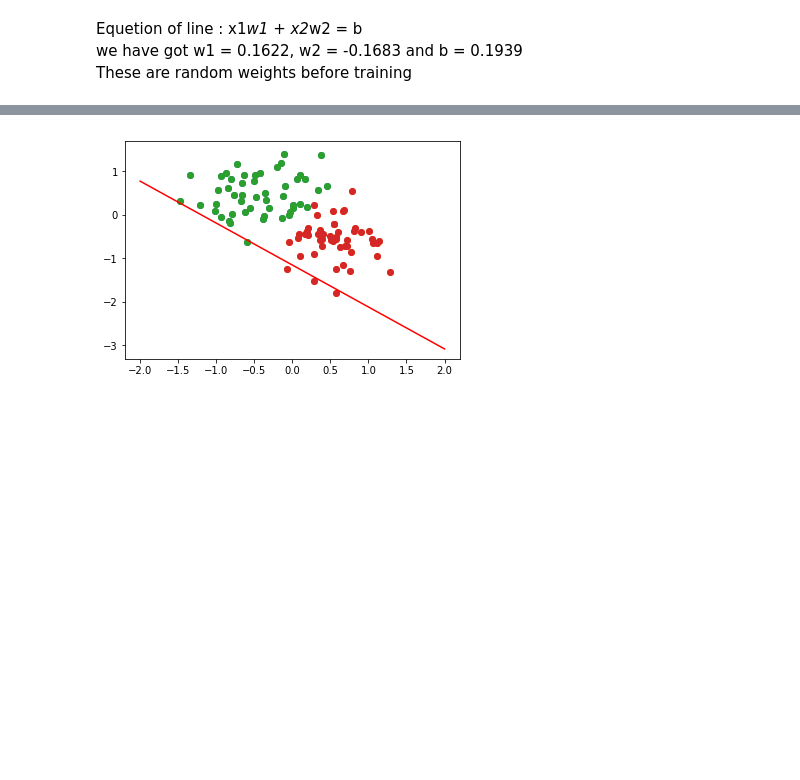
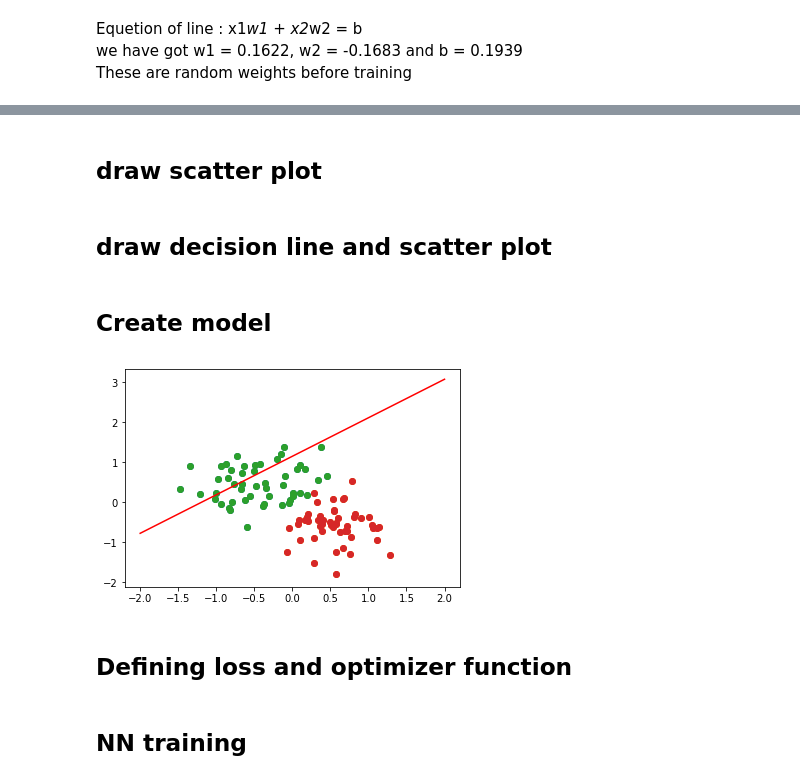
Before and after one commit to DineshDevPandey/Pytorch_basics, a Jupyter notebook: 8_perceptron.ipynb, the cells around one changed output, grey strips where cells are left out. Drawn from its saved outputs; the diff is of its cells as text; code cells hidden in the pictures; blank space fills up the shorter version.

Commit message:
perceptron training

```diff
--- a/8_perceptron.ipynb
+++ b/8_perceptron.ipynb
@@ -16,6 +16,9 @@ def generate_dataset(n_pts):
   X, y = datasets.make_blobs(n_samples=n_pts, random_state=123, centers=centers, cluster_std=0.4)
   plt.scatter(X[y==0, 0], X[y==0, 1])
   plt.scatter(X[y==1, 0], X[y==1, 1])
+  x_data = torch.Tensor(X)
+  y_data = torch.Tensor(y.reshape(100, 1))
+  return (x_data, y_data, X, y)
 # %% [markdown]
 ## Linear model class
 # %%
@@ -32,26 +37,34 @@ Equetion of line : x1*w1 + x2*w2 = b <br>we have got w1 = 0.1622, w2 = -0.1683 a
 # %%
 def get_param(model):
   [w, b] = model.parameters()
-
   # take weights in separate variable
   w1, w2 = w.view(2)
-  b1 = b[0]
-  return(w1.item(), w2.item(), b.item())
+  return(w1.item(), w2.item(), b[0].item())
+# %% [markdown]
+## draw scatter plot
+# %%
+def scatter_plot(X, y):
+  plt.scatter(X[y==0, 0], X[y==0, 1])
+  plt.scatter(X[y==1, 0], X[y==1, 1])
+# %% [markdown]
+## draw decision line and scatter plot
 # %%
-
-def plot_fit(model, title):
+def plot_fit(model, title, X, y):
   plt.title = title
   w1, w2, b1 = get_param(model)
   x1 = np.array([-2, 2])
-  x2 = (w1*x1 + b1)/w2
+  x2 = (w1*x1 + b1)/(-w2)
   plt.plot(x1, x2, 'r')
-  plt.scatter(X[y==0, 0], X[y==0, 1])
-  plt.scatter(X[y==1, 0], X[y==1, 1])
+  scatter_plot(X, y)
   plt.show()
+# %% [markdown]
+## Create model
 # %%
 torch.manual_seed(2)
-generate_dataset(n_pts=100)
+x_data, y_data, X, y = generate_dataset(n_pts=100)
 model = Model(2, 1)
-plot_fit(model, 'Initial model')
+plot_fit(model, 'Initial model', X, y)
 # %% [output]
-[figure, old version]
+[figure, new version]
+# %% [markdown]
+## Defining loss and optimizer function
@@ -57,0 +75,2 @@ plot_fit(model, 'Initial model')
+# %% [markdown]
+## NN training
```
Also changed, not shown: parts of 7 cells of this notebook.
